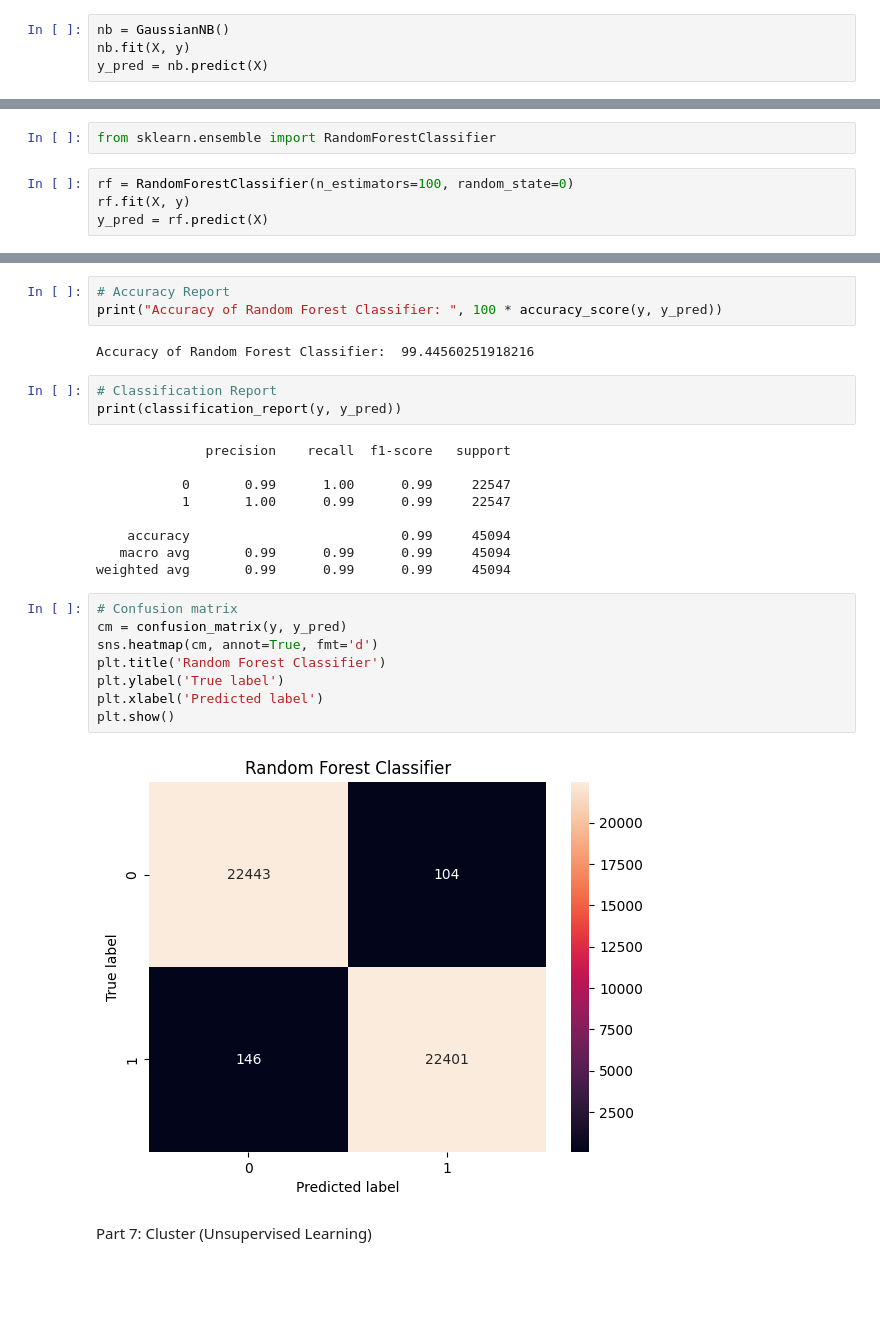
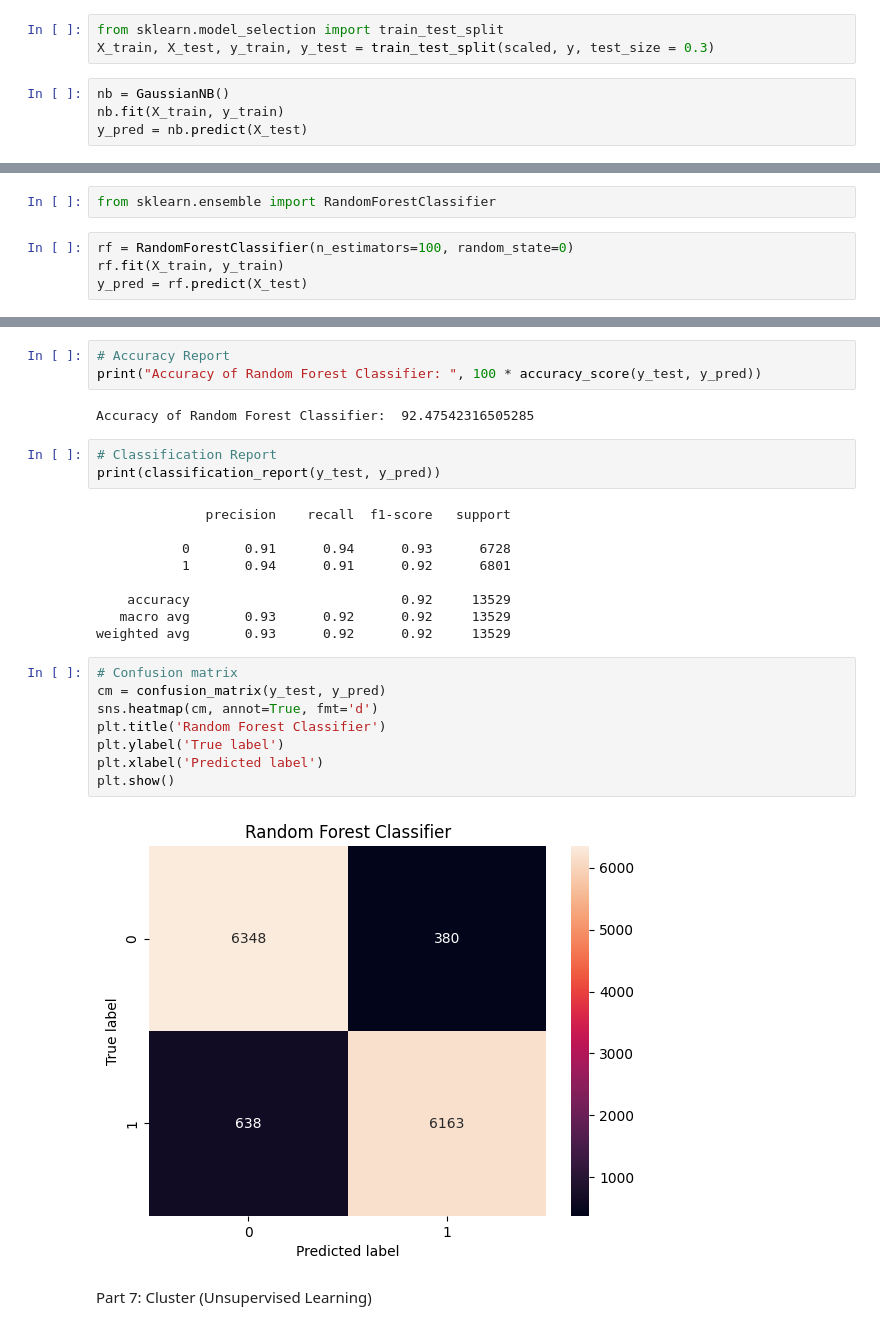
Before and after one commit to sirawitcpe34/CPE452-Hotel-Reservation, a Jupyter notebook: Hotel-Predict.ipynb, the cells around one changed output, grey strips where cells are left out. Cells and saved outputs as stored; diff of their text form; blank space fills up the shorter version.

```diff
--- a/Hotel-Predict.ipynb
+++ b/Hotel-Predict.ipynb
@@ -499,8 +499,11 @@ Part 6: Model (Supervised Learning)
 # %%
 from sklearn.naive_bayes import GaussianNB
 from sklearn.metrics import confusion_matrix, classification_report, accuracy_score, roc_curve, roc_auc_score
+# %%
+from sklearn.model_selection import train_test_split
+X_train, X_test, y_train, y_test = train_test_split(scaled, y, test_size = 0.3)
 # %%
 nb = GaussianNB()
-nb.fit(X, y)
-y_pred = nb.predict(X)
+nb.fit(X_train, y_train)
+y_pred = nb.predict(X_test)
 # %%
@@ -554,8 +557,8 @@ plt.show()
 from sklearn.ensemble import RandomForestClassifier
 # %%
 rf = RandomForestClassifier(n_estimators=100, random_state=0)
-rf.fit(X, y)
-y_pred = rf.predict(X)
+rf.fit(X_train, y_train)
+y_pred = rf.predict(X_test)
 # %%
 # Feature Importance
 importances = rf.feature_importances_
@@ -573,30 +576,30 @@ plt.show()
 # %%
 # Accuracy Report
-print("Accuracy of Random Forest Classifier: ", 100 * accuracy_score(y, y_pred))
+print("Accuracy of Random Forest Classifier: ", 100 * accuracy_score(y_test, y_pred))
 # %% [output]
-Accuracy of Random Forest Classifier:  99.44560251918216
+Accuracy of Random Forest Classifier:  92.47542316505285
 # %%
 # Classification Report
-print(classification_report(y, y_pred))
+print(classification_report(y_test, y_pred))
 # %% [output]
               precision    recall  f1-score   support
 
-           0       0.99      1.00      0.99     22547
-           1       1.00      0.99      0.99     22547
+           0       0.91      0.94      0.93      6728
+           1       0.94      0.91      0.92      6801
 
-    accuracy                           0.99     45094
-   macro avg       0.99      0.99      0.99     45094
-weighted avg       0.99      0.99      0.99     45094
+    accuracy                           0.92     13529
+   macro avg       0.93      0.92      0.92     13529
+weighted avg       0.93      0.92      0.92     13529
 # %%
 # Confusion matrix
-cm = confusion_matrix(y, y_pred)
+cm = confusion_matrix(y_test, y_pred)
 sns.heatmap(cm, annot=True, fmt='d')
 plt.title('Random Forest Classifier')
 plt.ylabel('True label')
 plt.xlabel('Predicted label')
 plt.show()
 # %% [output]
-[figure, old version]
+[figure, new version]
 # %% [markdown]
 Part 7: Cluster (Unsupervised Learning)
 # %%
```
Also changed, not shown: parts of 20 cells of this notebook.
